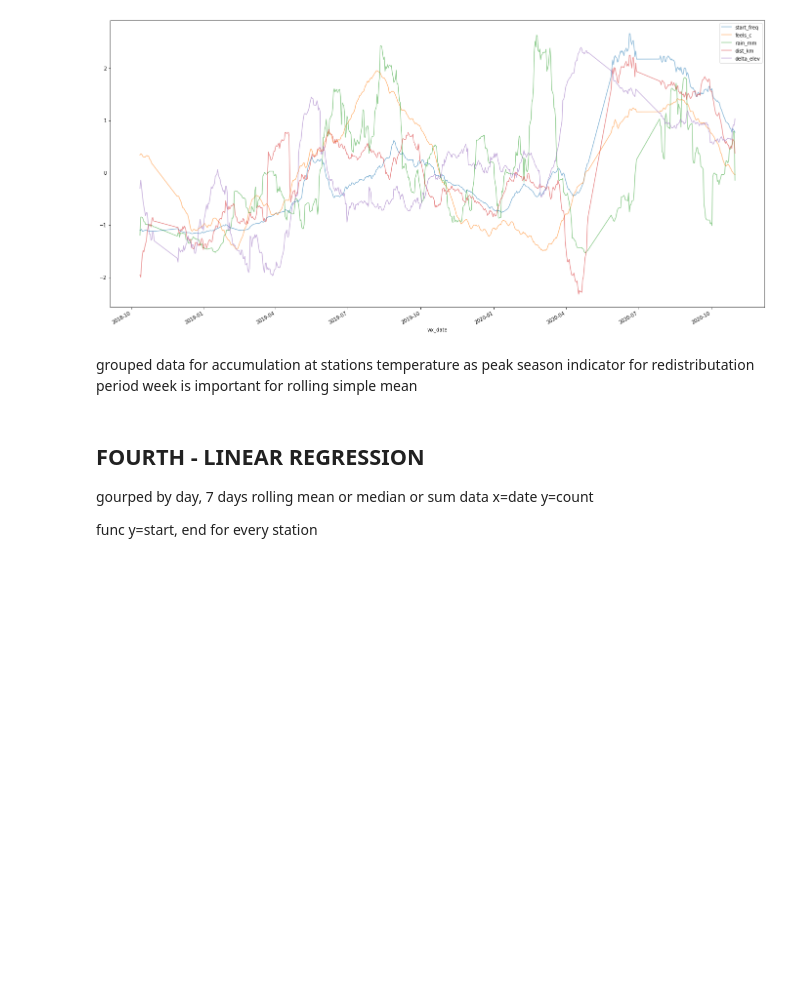
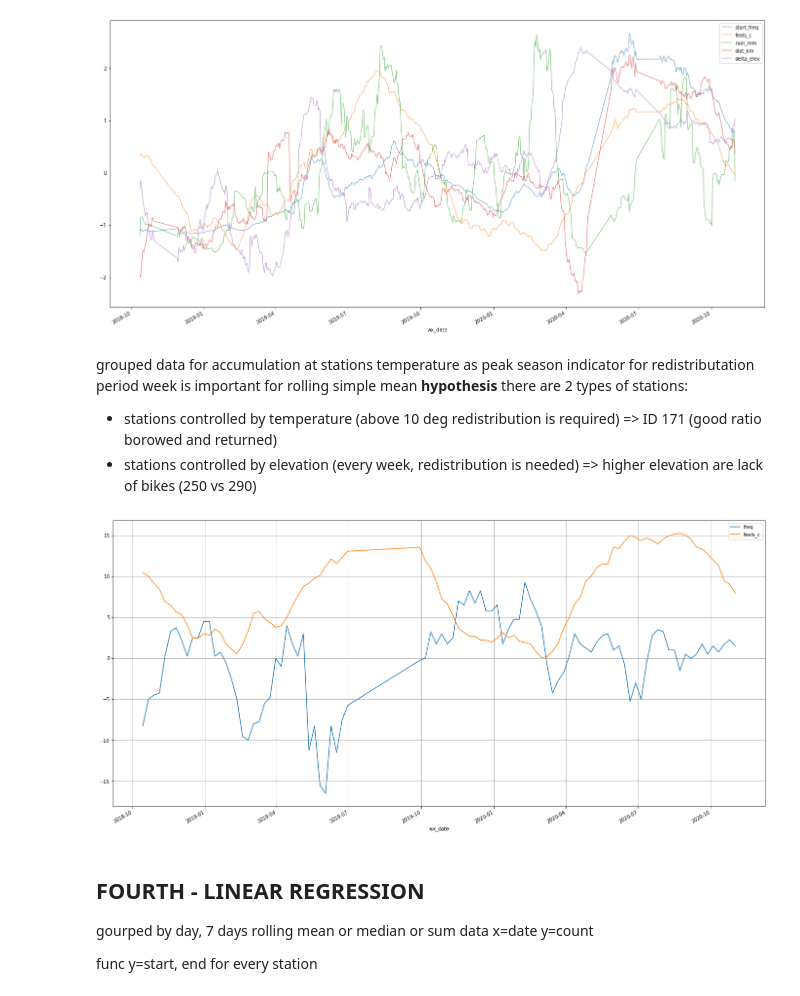
Before and after one commit to daim77/python_BI_analysis_bike_sharing, a Jupyter notebook: results.ipynb, the cells around one changed output. Drawn from its saved outputs; the diff is of its cells as text; code cells hidden in the pictures; blank space fills up the shorter version.

```diff
--- a/results.ipynb
+++ b/results.ipynb
@@ -210,4 +210,5 @@ def get_elevation_osm(lat, long):
 df_stations_id['elev'] = df_stations_id.iloc[:]\
     .apply(lambda x: get_elevation_osm(x['lat'], x['long']), axis=1)
 
+df_stations_id.reset_index(inplace=True)
 df_stations_id.head()
@@ -221,7 +230,7 @@ downhill == delta elev is negative
 and analyze uphill and downhill rides frequency
 # %%
 elev_dict = pd.Series(df_stations_id['elev']
-                      .values, index=df_stations_id.index).to_dict()
+                      .values, index=df_stations_id.station_id).to_dict()
 bikes_df['start_elev'] = bikes_df['start_station_id'].map(elev_dict)
 bikes_df['end_elev'] = bikes_df['end_station_id'].map(elev_dict)
 
@@ -821,27 +830,33 @@ df.plot(x='wx_date', y=['start_freq','feels_c', 'rain_mm', 'dist_km', 'delta_ele
 grouped data for accumulation at stations
 temperature as peak season indicator
 for redistributation period week is important for rolling simple mean
+__hypothesis__
+there are 2 types of stations:
+- stations controlled by temperature (above 10 deg redistribution is required) => ID 171 (good ratio borowed and returned)
+- stations controlled by elevation (every week, redistribution is needed) => higher elevation are lack of bikes (250 vs 290)
 # %%
 df1 = full_data_df\
     .groupby([pd.Grouper(key='wx_date', freq='D'), 'start_station_id'])\
     .agg({'start_station_id': 'count', 'feels_c': 'mean'})\
     .rename(columns={'start_station_id': 'freq'}).reset_index()
 
 df2 = full_data_df\
     .groupby([pd.Grouper(key='wx_date', freq='D'), 'end_station_id'])\
     .agg({'end_station_id': 'count', 'feels_c': 'mean'})\
     .rename(columns={'end_station_id': 'freq'}).reset_index()
 
 df1['freq'] = df1['freq'] * -1
 
 df1 = df1.loc[df1['start_station_id'] == 171, ['wx_date', 'start_station_id', 'freq', 'feels_c']].rename(columns={'start_station_id': 'id'})
 df2 = df2.loc[df2['end_station_id'] == 171, ['wx_date', 'end_station_id', 'freq', 'feels_c']].rename(columns={'end_station_id': 'id'})
 
 df = pd.concat([df1, df2], axis=0)
 df = df.groupby(pd.Grouper(key='wx_date', freq='W'))\
     .agg({'freq': 'sum', 'feels_c': 'mean'})\
-    .rolling(7).mean().dropna().reset_index()\
-    .plot(x='wx_date', y=['freq', 'feels_c'], figsize=(24, 12), grid=True, title='171')
+    .rolling(4).mean().dropna().reset_index()\
+    .plot(x='wx_date', y=['freq', 'feels_c'], figsize=(24, 12), grid=True)
+# %% [output]
+[figure, added]
 # %% [markdown]
 ## FOURTH - LINEAR REGRESSION
 gourped by day, 7 days rolling mean or median or sum data
```
Also changed, not shown: parts of 1 cell of this notebook.
